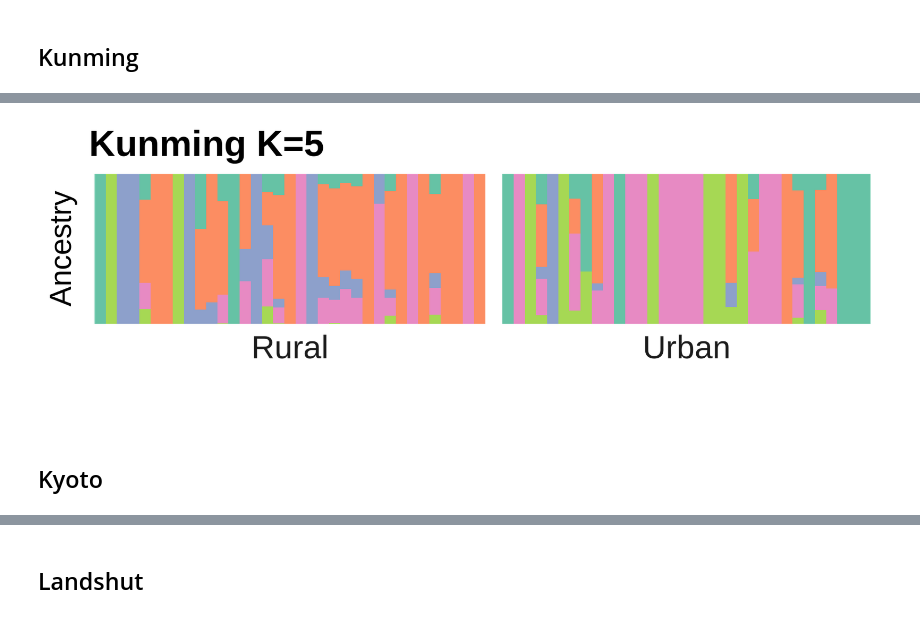
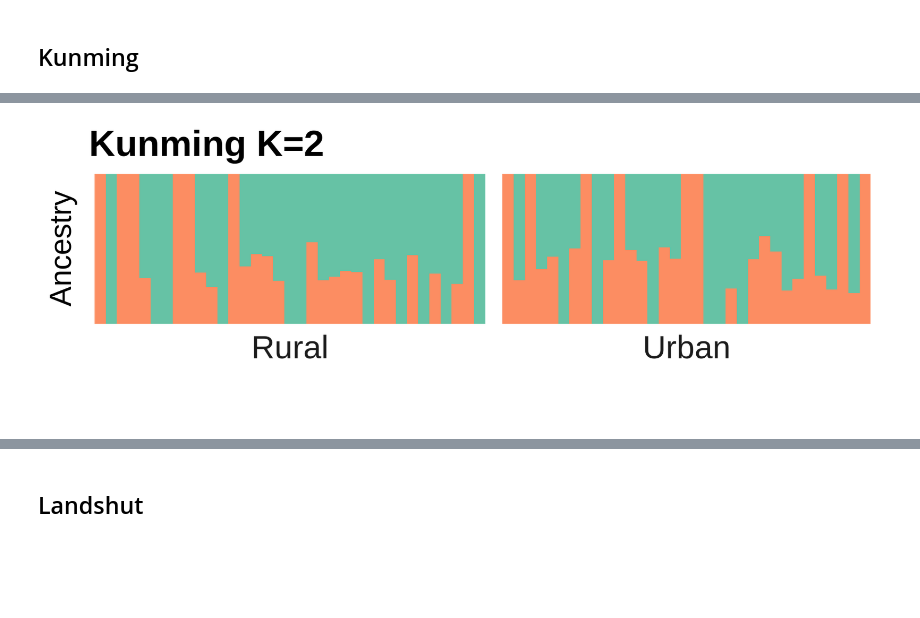
Before and after one commit to AudeCaizergues/glue_demography, a Jupyter notebook: genomic-analyses/notebooks/Admixture_plots.r.ipynb, the cells around one changed output, grey strips where cells are left out. Drawn from its saved outputs; the diff is of its cells as text; code cells hidden in the pictures; blank space fills up the shorter version.

```diff
--- a/genomic-analyses/notebooks/Admixture_plots.r.ipynb
+++ b/genomic-analyses/notebooks/Admixture_plots.r.ipynb
@@ -182,7 +146,7 @@ clumpak_log <- readLines(clumpak_log_path)
 optimal_K <- clumpak_log[grep('Optimal K', clumpak_log)]
 optimal_K
 split<-strsplit(optimal_K, split = " ")
-bestK<-split[[1]][11]
+bestK<-split[[1]][12]
 
 # Plot K
 path_to_file<-paste0(results_prefix,'population_structure/bestKbyEvanno/',city,'/Best_K_By_Evanno-DeltaKByKGraph.png')
@@ -542,7 +392,7 @@ clumpak_log <- readLines(clumpak_log_path)
 optimal_K <- clumpak_log[grep('Optimal K', clumpak_log)]
 optimal_K
 split<-strsplit(optimal_K, split = " ")
-bestK<-split[[1]][11]
+bestK<-split[[1]][12]
 bestK
 
 # Plot K
@@ -807,7 +556,7 @@ clumpak_log <- readLines(clumpak_log_path)
 optimal_K <- clumpak_log[grep('Optimal K', clumpak_log)]
 optimal_K
 split<-strsplit(optimal_K, split = " ")
-bestK<-split[[1]][11]
+bestK<-split[[1]][12]
 bestK
 
 # Plot K
@@ -1063,7 +720,7 @@ clumpak_log <- readLines(clumpak_log_path)
 optimal_K <- clumpak_log[grep('Optimal K', clumpak_log)]
 optimal_K
 split<-strsplit(optimal_K, split = " ")
-bestK<-split[[1]][11]
+bestK<-split[[1]][12]
 bestK
 
 # Plot K
@@ -1090,49 +747,45 @@ admix_results <- paste0(results_prefix, 'population_structure/ngsadmix/',city,'/
 # /!\ CHANGE CITY NAME HERE /!\
 
 admix <- suppressMessages(read_delim(admix_results, col_names = FALSE, delim = " ")) %>%
-    dplyr::select(-X6) %>%
+    dplyr::select(-X3) %>%
     bind_cols(., Kunming_order_detail) %>%
-    pivot_longer(X1:X5, values_to = 'Probs') %>%
+    pivot_longer(X1:X2, values_to = 'Probs') %>%
     mutate(Probs = round(Probs, 5))
 
-kplot <-
+kplot_Kunming <-
   ggplot(admix, aes(factor(sample), Probs, fill = factor(name))) +
   geom_col(width=1) +
   facet_grid(~fct_inorder(site), scales = "free", switch = "x", space = "free") +
-  theme_minimal() + labs(x="",title = "Kunming K=5", y = "Ancestry") +
+  theme_minimal() + labs(x="",title = "Kunming K=2", y = "Ancestry") +
   scale_y_continuous(expand = c(0, 0)) +
   scale_x_discrete(expand = expansion(add = 1)) +
  #scale_fill_manual(values = cols_admix) +
  #scale_color_manual(values = cols_admix) +
   scale_fill_brewer(palette="Set2")+
   theme(
     legend.position = 'none',
     panel.spacing.x = unit(0.2, "lines"),
     axis.text.x = element_blank(),
     panel.grid = element_blank(),
     axis.text = element_text(size=10),
     axis.title = element_text(size=14),
     strip.text.x = element_text(size = 15),
     plot.title = element_text(size = 17, face = 'bold'),
     axis.text.y = element_blank()
   )
 
-
-
 ggsave(
-  "ADMIX_Kunming_K5.png",
-  plot = kplot,
+  "ADMIX_Kunming_K2.png",
+  plot = kplot_Kunming,
   device = png,
   path = "/scratch/projects/trifolium/glue/demography/glue_demography/genomic-analyses/analyses/figures/admixture/",
   width = 14,
   height = 5,
   units = "cm",
   dpi = 300
 )
 
-path_to_kplot<-"/scratch/projects/trifolium/glue/demography/glue_demography/genomic-analyses/analyses/figures/admixture/ADMIX_Kunming_K5.png"
+path_to_kplot<-"/scratch/projects/trifolium/glue/demography/glue_demography/genomic-analyses/analyses/figures/admixture/ADMIX_Kunming_K2.png"
 display_png(file=path_to_kplot)
 # %% [output]
-[figure, old version]
+[figure, new version]
-# %% [markdown]
-## Kyoto
```
Also changed, not shown: parts of 76 cells of this notebook, 21 other files.
